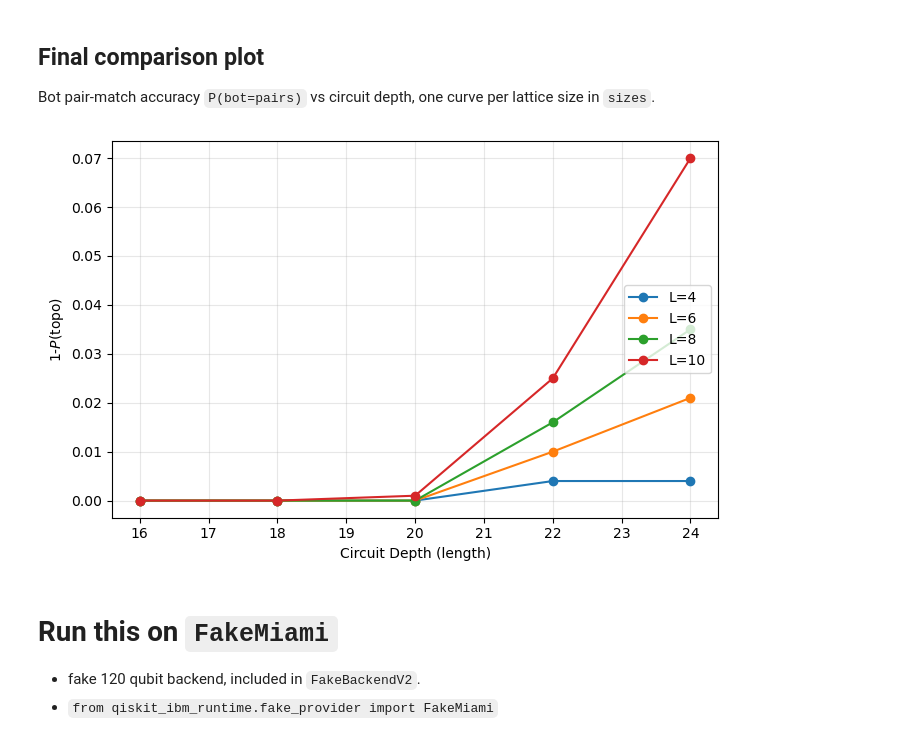
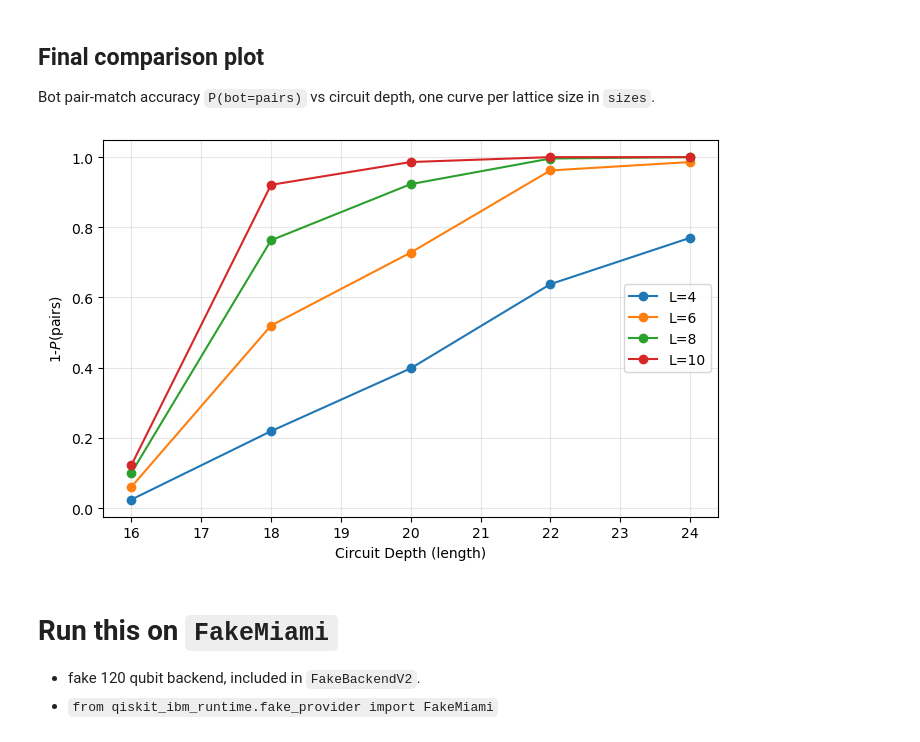
Before and after one commit to moth-quantum/qiskit-device-benchmarking, a Jupyter notebook: mirror_qa_topo.ipynb, the cells around one changed output. Saved outputs shown, nothing was run; the diff lists cells and outputs as text; code cells hidden in the pictures.

```diff
--- a/mirror_qa_topo.ipynb
+++ b/mirror_qa_topo.ipynb
@@ -318,9 +318,9 @@ basis_gates = ["id", "h", "x", "y", "z", "rz", "cx"]
 # 5% error rate:
 # p2 = 5e-2        # 1e-3 (0.1%), 1e-2 (1%), 5e-2 (5%)
 # 10% error rate:
-p2 = 1e-1
+# p2 = 1e-1
 # 20% error rate:
-# p2 = 2e-1
+p2 = 2e-1
 p1 = p2 / 10
 rz_angle = np.pi / 2
 shots = 1000
@@ -586,29 +586,29 @@ Bot pair-match accuracy `P(bot=pairs)` vs circuit depth, one curve per lattice s
 # %%
 # Redraw the plot based on the reference
 markers = ['o']
 plt.figure(figsize=(7, 4.5))
 for i, n in enumerate(sizes):
-    y = [1 - p for p in results[n]["p_mode_topo"]] # p_bot_pairs vs p_mode_topo
+    y = [1 - p for p in results[n]["p_bot_pairs"]] # p_bot_pairs vs p_mode_topo
     plt.plot(
         results[n]["lengths"],
         # results[n]["p_bot_pairs"],
         y,
         marker=markers[i % len(markers)],
         linestyle='-',
         label=f"L={n}",
     )
 
 # plt.gca().invert_xaxis()  # bigger depth on the left, shorter on the right
 plt.xlabel("Circuit Depth (length)")
 # P_pairs vs P_topo
-plt.ylabel(r"1-$P(\mathrm{topo})$")
+plt.ylabel(r"1-$P(\mathrm{pairs})$")
 # plt.title("Bot's performance per Circuit Depth")
 plt.grid(True, alpha=0.3)
 plt.legend(loc='center right', frameon=True)
 plt.tight_layout()
 plt.show()
 # %% [output]
-[figure, old version]
+[figure, new version]
 # %% [markdown]
 # Run this on `FakeMiami`
 
```
Also changed, not shown: parts of 2 cells of this notebook.
